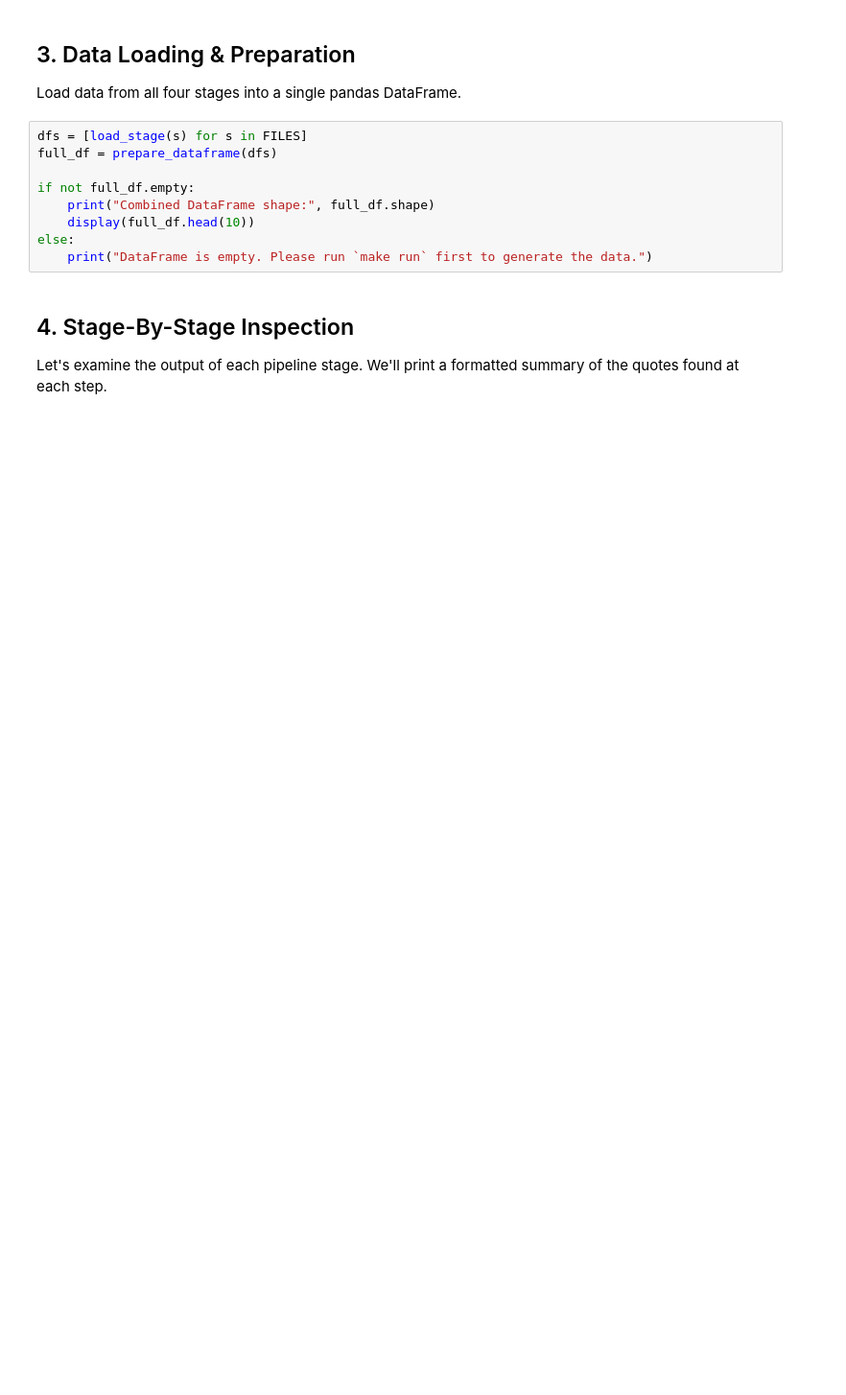
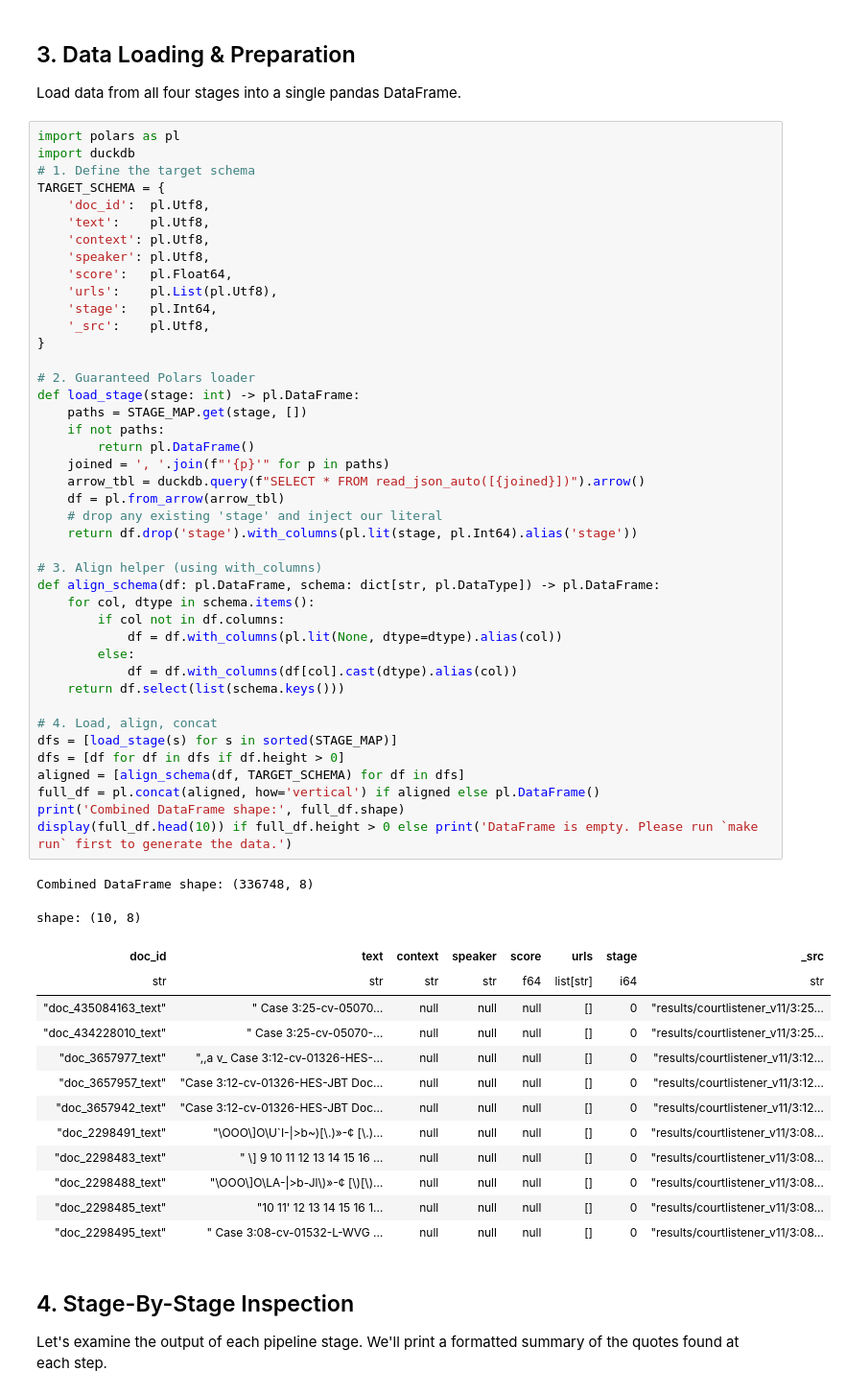
Before and after one commit to jakedugi/corp_speech_risk_dataset, a Jupyter notebook: notebooks/reports/pipeline_visualization.ipynb, the cells around one changed output. Shown at 96% size. Cells and saved outputs as stored; diff of their text form; blank space fills up the shorter version.

```diff
--- a/notebooks/reports/pipeline_visualization.ipynb
+++ b/notebooks/reports/pipeline_visualization.ipynb
@@ -63,15 +90,63 @@ def prepare_dataframe(dfs: list[pd.DataFrame]) -> pd.DataFrame:
 ## 3. Data Loading & Preparation
 
 Load data from all four stages into a single pandas DataFrame.
-# %%
-dfs = [load_stage(s) for s in FILES]
-full_df = prepare_dataframe(dfs)
-
-if not full_df.empty:
-    print("Combined DataFrame shape:", full_df.shape)
-    display(full_df.head(10))
-else:
-    print("DataFrame is empty. Please run `make run` first to generate the data.")
+# %%
+import polars as pl
+import duckdb
+# 1. Define the target schema
+TARGET_SCHEMA = {
+    'doc_id':  pl.Utf8,
+    'text':    pl.Utf8,
+    'context': pl.Utf8,
+    'speaker': pl.Utf8,
+    'score':   pl.Float64,
+    'urls':    pl.List(pl.Utf8),
+    'stage':   pl.Int64,
+    '_src':    pl.Utf8,
+}
+
+# 2. Guaranteed Polars loader
+def load_stage(stage: int) -> pl.DataFrame:
+    paths = STAGE_MAP.get(stage, [])
+    if not paths:
+        return pl.DataFrame()
+    joined = ', '.join(f"'{p}'" for p in paths)
+    arrow_tbl = duckdb.query(f"SELECT * FROM read_json_auto([{joined}])").arrow()
+    df = pl.from_arrow(arrow_tbl)
+    # drop any existing 'stage' and inject our literal
+    return df.drop('stage').with_columns(pl.lit(stage, pl.Int64).alias('stage'))
+
+# 3. Align helper (using with_columns)
+def align_schema(df: pl.DataFrame, schema: dict[str, pl.DataType]) -> pl.DataFrame:
+    for col, dtype in schema.items():
+        if col not in df.columns:
+            df = df.with_columns(pl.lit(None, dtype=dtype).alias(col))
+        else:
+            df = df.with_columns(df[col].cast(dtype).alias(col))
+    return df.select(list(schema.keys()))
+
+# 4. Load, align, concat
+dfs = [load_stage(s) for s in sorted(STAGE_MAP)]
+dfs = [df for df in dfs if df.height > 0]
+aligned = [align_schema(df, TARGET_SCHEMA) for df in dfs]
+full_df = pl.concat(aligned, how='vertical') if aligned else pl.DataFrame()
+print('Combined DataFrame shape:', full_df.shape)
+display(full_df.head(10)) if full_df.height > 0 else print('DataFrame is empty. Please run `make run` first to generate the data.')
+# %% [output]
+Combined DataFrame shape: (336748, 8)
+shape: (10, 8)
+| doc_id | text | context | speaker | score | urls | stage | _src |
+| str | str | str | str | f64 | list[str] | i64 | str |
+| "doc_435084163_text" | " Case 3:25-cv-05070… | null | null | null | [] | 0 | "results/courtlistener_v11/3:25… |
+| "doc_434228010_text" | " Case 3:25-cv-05070-… | null | null | null | [] | 0 | "results/courtlistener_v11/3:25… |
+| "doc_3657977_text" | ",,a v_ Case 3:12-cv-01326-HES-… | null | null | null | [] | 0 | "results/courtlistener_v11/3:12… |
+| "doc_3657957_text" | "Case 3:12-cv-01326-HES-JBT Doc… | null | null | null | [] | 0 | "results/courtlistener_v11/3:12… |
+| "doc_3657942_text" | "Case 3:12-cv-01326-HES-JBT Doc… | null | null | null | [] | 0 | "results/courtlistener_v11/3:12… |
+| "doc_2298491_text" | "\OOO\]O\U`I-|>b~)[\.)»-¢ [\.)… | null | null | null | [] | 0 | "results/courtlistener_v11/3:08… |
+| "doc_2298483_text" | " \] 9 10 11 12 13 14 15 16 … | null | null | null | [] | 0 | "results/courtlistener_v11/3:08… |
+| "doc_2298488_text" | "\OOO\]O\LA-|>b-Jl\)»-¢ [\)[\)… | null | null | null | [] | 0 | "results/courtlistener_v11/3:08… |
+| "doc_2298485_text" | "10 11' 12 13 14 15 16 1… | null | null | null | [] | 0 | "results/courtlistener_v11/3:08… |
+| "doc_2298495_text" | " Case 3:08-cv-01532-L-WVG … | null | null | null | [] | 0 | "results/courtlistener_v11/3:08… |
 # %% [markdown]
 ## 4. Stage-By-Stage Inspection
 
```
Also changed, not shown: parts of 12 cells of this notebook, 10 other files.
